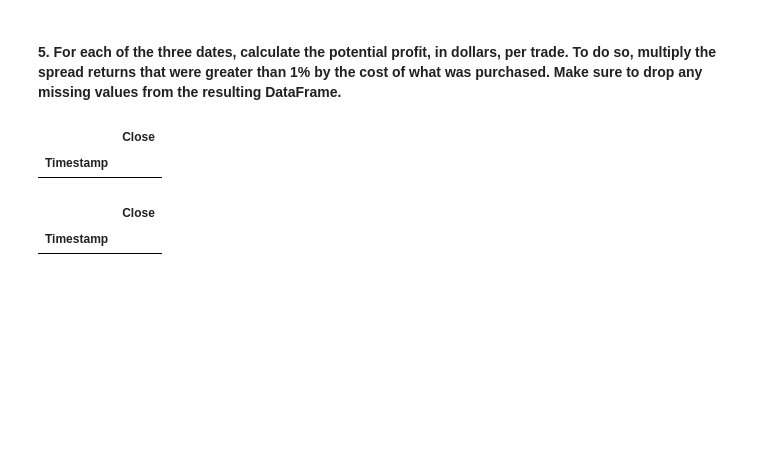
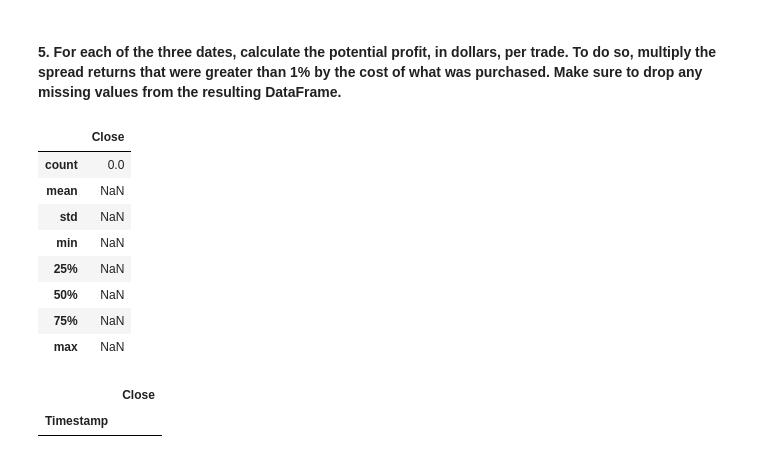
Before and after one commit to DigitalGoldRush/Module_3_Challenge, a Jupyter notebook: Module 3 Challenge/Starter_Code/crypto_arbitrage.ipynb, the cells around one changed output. Cells and saved outputs as stored; diff of their text form; code cells hidden in the pictures; blank space fills up the shorter version.

```diff
--- a/Module 3 Challenge/Starter_Code/crypto_arbitrage.ipynb
+++ b/Module 3 Challenge/Starter_Code/crypto_arbitrage.ipynb
@@ -653,16 +655,24 @@ profit_trades_late.describe()
 # %%
 # For the date early in the dataset, calculate the potential profit per trade in dollars
 # Multiply the profitable trades by the cost of the Bitcoin that was purchased
-profit_early = profitable_trades_early * coinbase_sliced.loc["2018-01-28"]
+profit_early = profit_trades_early * coinbase_sliced.loc["2018-01-28"]
+profit_early.describe()
 
 # Drop any missing values from the profit DataFrame
-profit_per_trade_early = profit_early.dropna()
+#profit_per_trade_early = profit_early.dropna()
 
 # View the early profit DataFrame
-profit_per_trade_early.head()
+#profit_per_trade_early.describe()
 # %% [output]
 |  | Close |
-| Timestamp |  |
+| count | 0.0 |
+| mean | NaN |
+| std | NaN |
+| min | NaN |
+| 25% | NaN |
+| 50% | NaN |
+| 75% | NaN |
+| max | NaN |
 # %%
 profit_middle = profitable_trades_middle * coinbase_sliced.loc["2018-02-28"]
 
```
Also changed, not shown: parts of 1 cell of this notebook.
